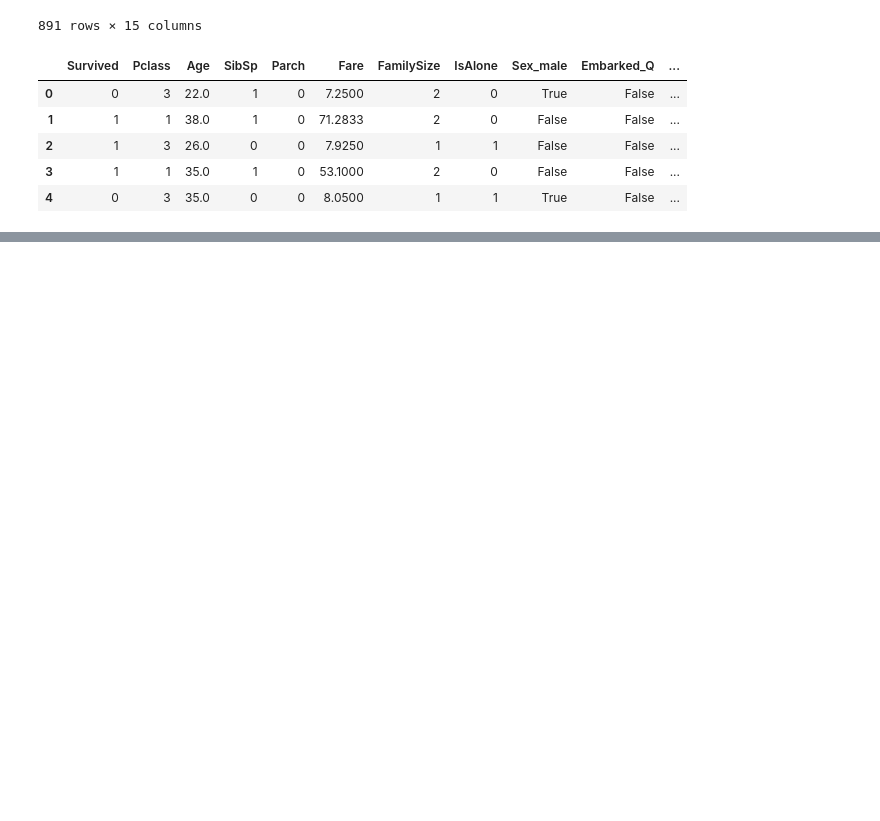
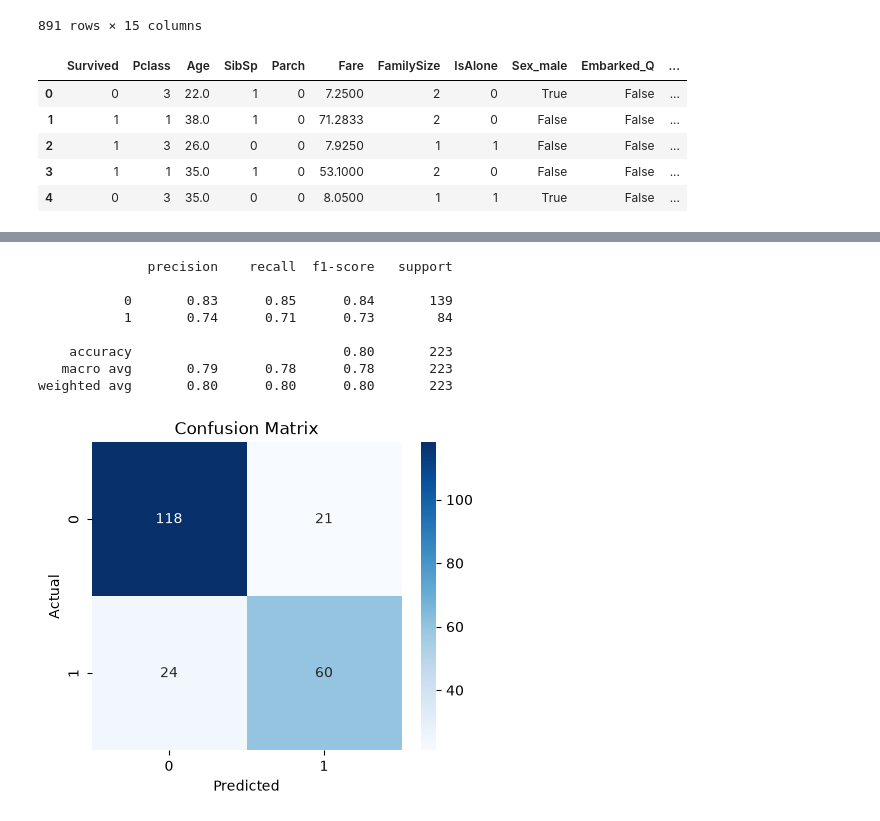
Before and after one commit to GreedIsGoody/pandas-tut, a Jupyter notebook: test.ipynb, the cells around one changed output, grey strips where cells are left out. Drawn from its saved outputs; the diff is of its cells as text; code cells hidden in the pictures; blank space fills up the shorter version.

Commit message:
feat: Creatinga a confusion matrix for model accuracy

```diff
--- a/test.ipynb
+++ b/test.ipynb
@@ -1185,4 +1187,11 @@ from sklearn.metrics import accuracy_score, classification_report
 X = df_final.drop(columns=['Survived'])
 y = df_final['Survived']
 
-X_train, X_test, y_train, y_test = train_test_split(X, Y)
+X_train, X_test, y_train, y_test = train_test_split(X, y)
+# %%
+model = RandomForestClassifier(n_estimators=100, random_state=42)
+model.fit(X_train,  y_train)
+
+y_pred = model.predict(X_test)
+
+print(f"Accuracy: {accuracy_score(y_test, y_pred):.4f}")
@@ -1188,0 +1219,22 @@ X_train, X_test, y_train, y_test = train_test_split(X, Y)
+# %%
+#creating a confusion matrix to check  accurancy of model
+from sklearn.metrics import classification_report, confusion_matrix
+
+print(classification_report(y_test, y_pred))
+
+plt.figure(figsize=(5,4))
+sns.heatmap(confusion_matrix(y_test, y_pred), annot=True, fmt='d', cmap='Blues')
+plt.xlabel('Predicted')
+plt.ylabel('Actual')
+plt.title('Confusion Matrix')
+plt.show()
+# %% [output]
+              precision    recall  f1-score   support
+
+           0       0.83      0.85      0.84       139
+           1       0.74      0.71      0.73        84
+
+    accuracy                           0.80       223
+   macro avg       0.79      0.78      0.78       223
+weighted avg       0.80      0.80      0.80       223
+[figure, added]
```
Also changed, not shown: parts of 17 cells of this notebook.
